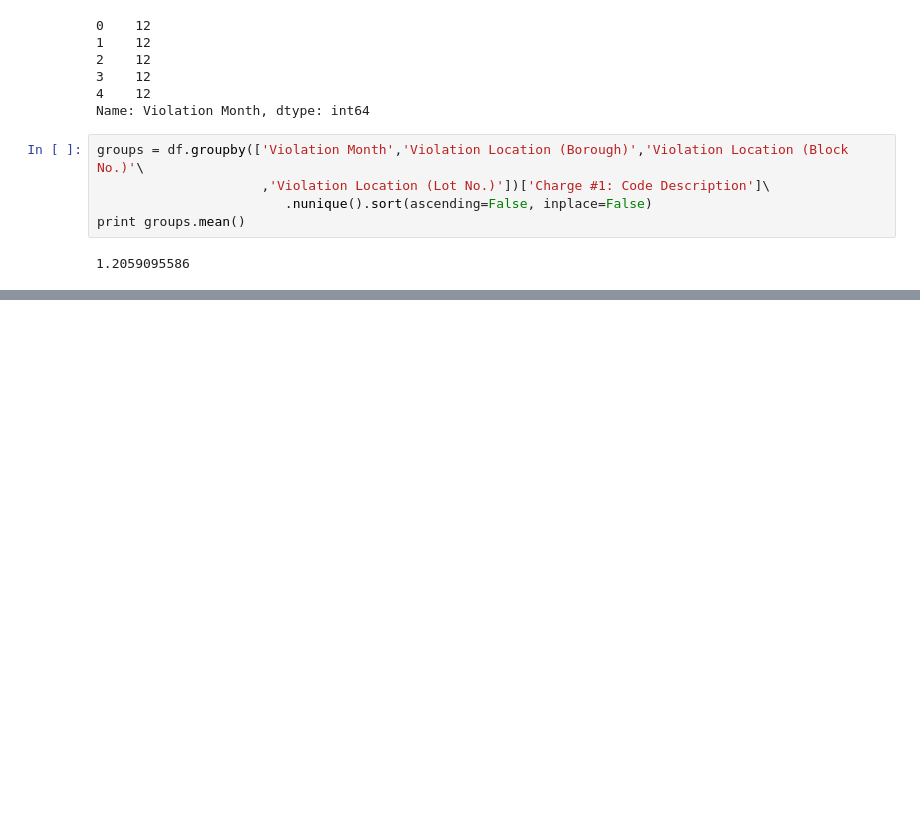
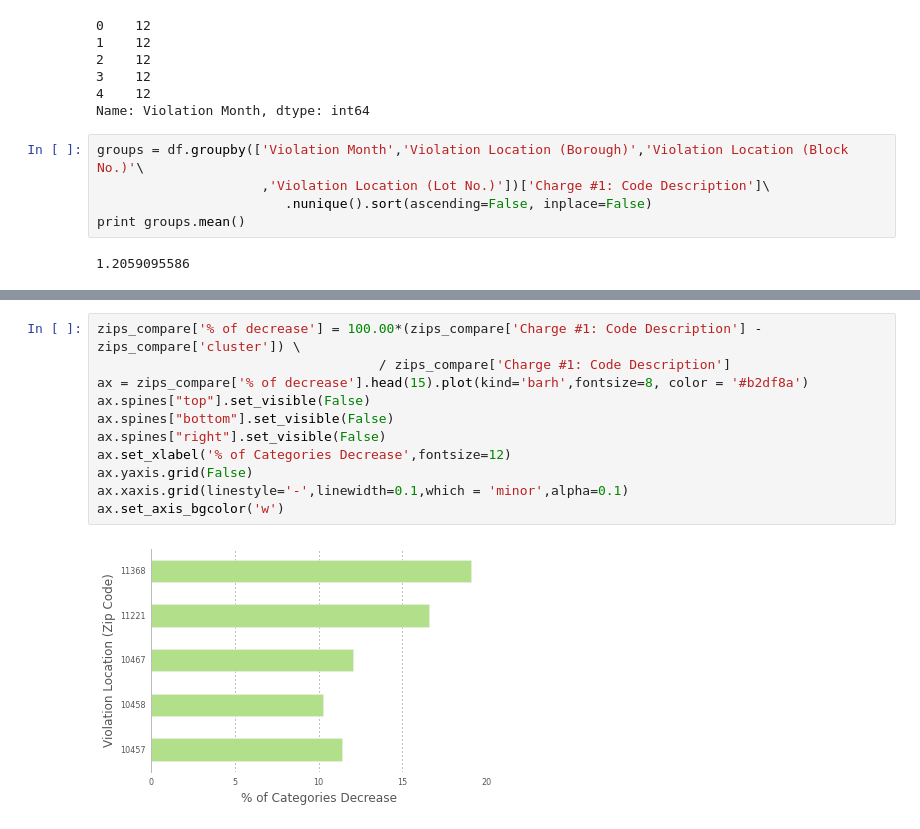
Before and after one commit to adysevy/small_businesses, a Jupyter notebook: clustering.ipynb, the cells around one changed output, grey strips where cells are left out. Cells and saved outputs as stored; diff of their text form; blank space fills up the shorter version.

```diff
--- a/clustering.ipynb
+++ b/clustering.ipynb
@@ -227,0 +304,13 @@ print new_groups.mean()
+# %%
+zips_compare['% of decrease'] = 100.00*(zips_compare['Charge #1: Code Description'] - zips_compare['cluster']) \
+                                    / zips_compare['Charge #1: Code Description']
+ax = zips_compare['% of decrease'].head(15).plot(kind='barh',fontsize=8, color = '#b2df8a')
+ax.spines["top"].set_visible(False)
+ax.spines["bottom"].set_visible(False)
+ax.spines["right"].set_visible(False)
+ax.set_xlabel('% of Categories Decrease',fontsize=12)
+ax.yaxis.grid(False)
+ax.xaxis.grid(linestyle='-',linewidth=0.1,which = 'minor',alpha=0.1)
+ax.set_axis_bgcolor('w')
+# %% [output]
+[figure, added]
```
Also changed, not shown: parts of 25 cells of this notebook, 1 other file.
